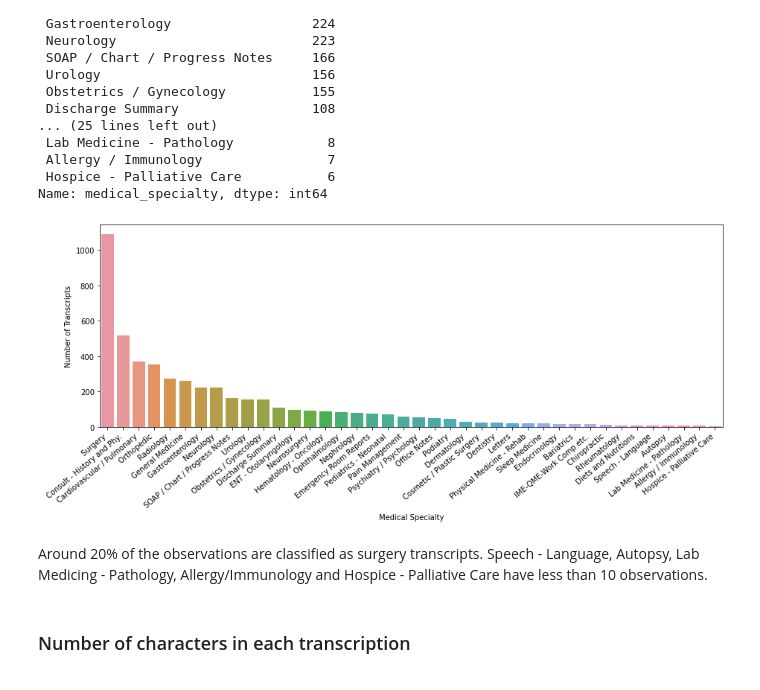
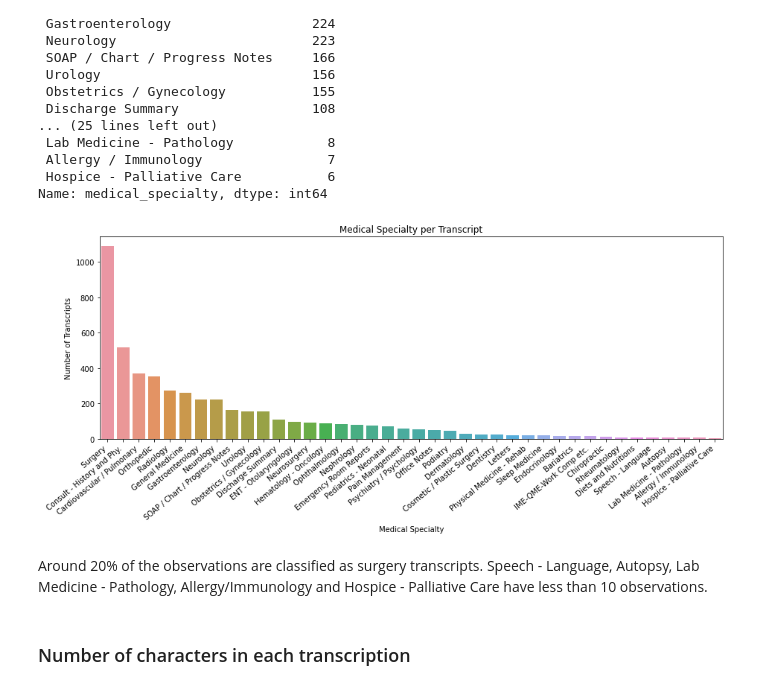
Before and after one commit to freyakuhlman/MedicalTranscriptionClassification, a Jupyter notebook: medical_transcription_data_analysis.ipynb, the cells around one changed output. Cells and saved outputs as stored; diff of their text form; code cells hidden in the pictures.

Commit message:
added title to Medical specialty per transcript

```diff
--- a/medical_transcription_data_analysis.ipynb
+++ b/medical_transcription_data_analysis.ipynb
@@ -98,13 +105,14 @@ Name: medical_specialty, dtype: int64
 # %%
 plt.figure(figsize=(15,5))
 targets = sns.countplot(data = df, x = 'medical_specialty',order=df['medical_specialty'].value_counts().index)
 targets.set_xticklabels(targets.get_xticklabels(), rotation=40, ha="right")
 targets.set(xlabel = 'Medical Specialty', ylabel = 'Number of Transcripts')
+targets.set_title('Medical Specialty per Transcript')
 plt.show()
 # %% [output]
-[figure, old version]
+[figure, new version]
 # %% [markdown]
-Around 20% of the observations are classified as surgery transcripts. Speech - Language, Autopsy, Lab Medicing - Pathology, Allergy/Immunology and Hospice - Palliative Care have less than 10 observations.
+Around 20% of the observations are classified as surgery transcripts. Speech - Language, Autopsy, Lab Medicine - Pathology, Allergy/Immunology and Hospice - Palliative Care have less than 10 observations.
 # %% [markdown]
 ### Number of characters in each transcription
 # %%
```
Also changed, not shown: parts of 11 cells of this notebook.
